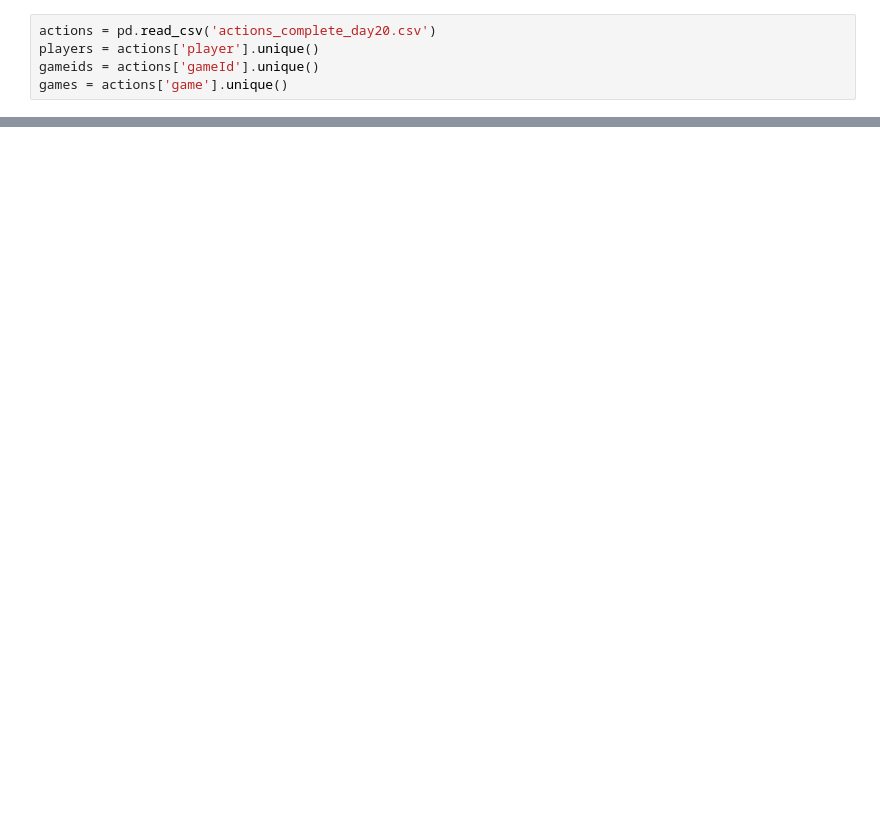
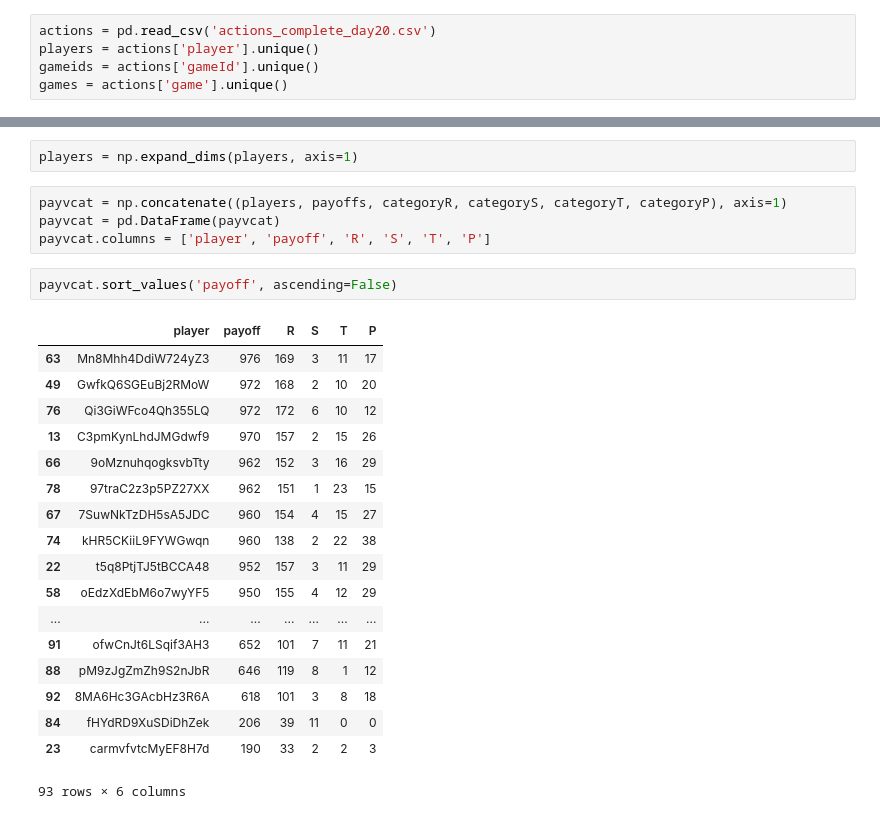
Before and after one commit to polomsca/finite-rpt-games, a Jupyter notebook: model.ipynb, the cells around one changed output, grey strips where cells are left out. Cells and saved outputs as stored; diff of their text form; blank space fills up the shorter version.

```diff
--- a/model.ipynb
+++ b/model.ipynb
@@ -35,0 +151,27 @@ games = actions['game'].unique()
+# %%
+players = np.expand_dims(players, axis=1)
+# %%
+payvcat = np.concatenate((players, payoffs, categoryR, categoryS, categoryT, categoryP), axis=1)
+payvcat = pd.DataFrame(payvcat)
+payvcat.columns = ['player', 'payoff', 'R', 'S', 'T', 'P']
+# %%
+payvcat.sort_values('payoff', ascending=False)
+# %% [output]
+|  | player | payoff | R | S | T | P |
+| 63 | Mn8Mhh4DdiW724yZ3 | 976 | 169 | 3 | 11 | 17 |
+| 49 | GwfkQ6SGEuBj2RMoW | 972 | 168 | 2 | 10 | 20 |
+| 76 | Qi3GiWFco4Qh355LQ | 972 | 172 | 6 | 10 | 12 |
+| 13 | C3pmKynLhdJMGdwf9 | 970 | 157 | 2 | 15 | 26 |
+| 66 | 9oMznuhqogksvbTty | 962 | 152 | 3 | 16 | 29 |
+| 78 | 97traC2z3p5PZ27XX | 962 | 151 | 1 | 23 | 15 |
+| 67 | 7SuwNkTzDH5sA5JDC | 960 | 154 | 4 | 15 | 27 |
+| 74 | kHR5CKiiL9FYWGwqn | 960 | 138 | 2 | 22 | 38 |
+| 22 | t5q8PtjTJ5tBCCA48 | 952 | 157 | 3 | 11 | 29 |
+| 58 | oEdzXdEbM6o7wyYF5 | 950 | 155 | 4 | 12 | 29 |
+| ... | ... | ... | ... | ... | ... | ... |
+| 91 | ofwCnJt6LSqif3AH3 | 652 | 101 | 7 | 11 | 21 |
+| 88 | pM9zJgZmZh9S2nJbR | 646 | 119 | 8 | 1 | 12 |
+| 92 | 8MA6Hc3GAcbHz3R6A | 618 | 101 | 3 | 8 | 18 |
+| 84 | fHYdRD9XuSDiDhZek | 206 | 39 | 11 | 0 | 0 |
+| 23 | carmvfvtcMyEF8H7d | 190 | 33 | 2 | 2 | 3 |
+93 rows × 6 columns
```
Also changed, not shown: parts of 14 cells of this notebook.
